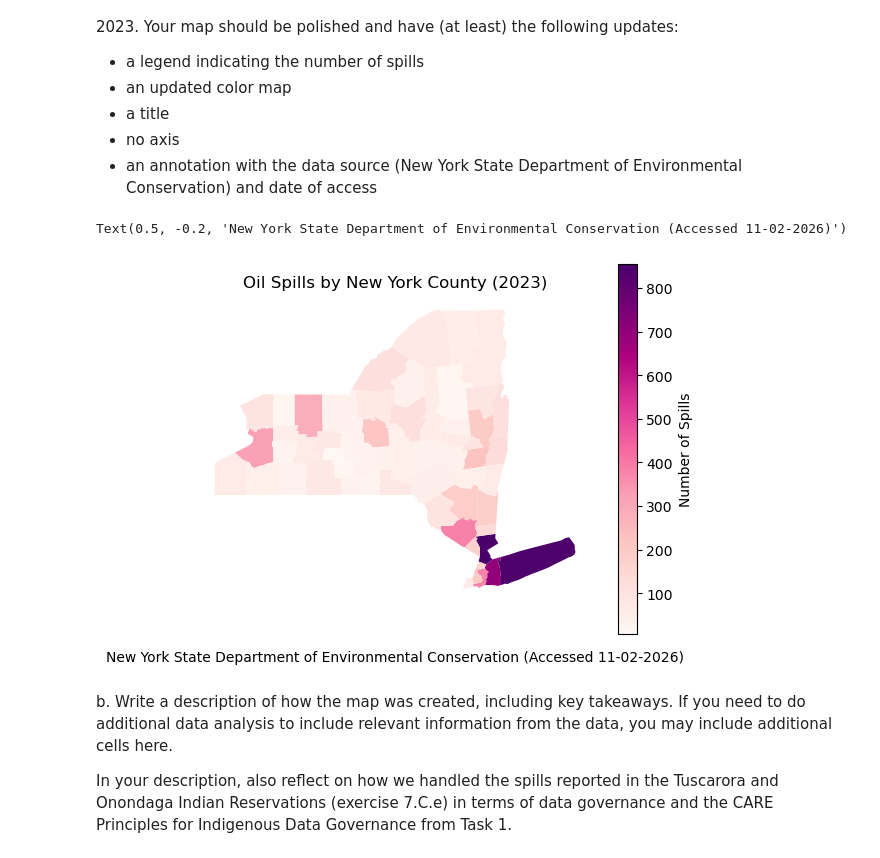
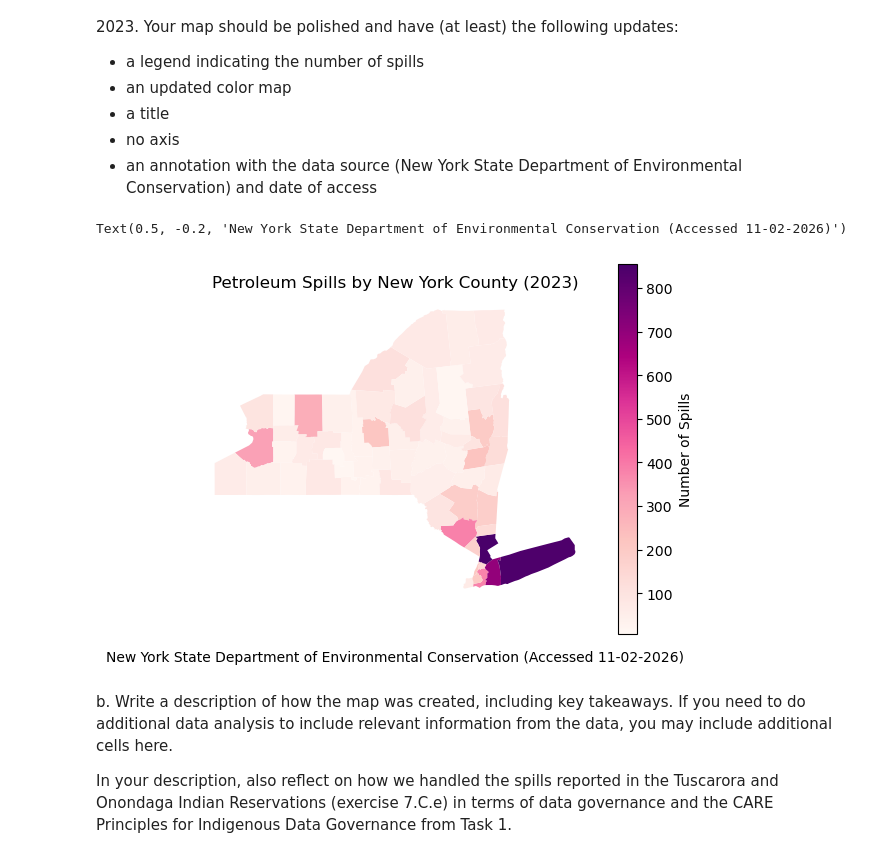
Before and after one commit to oregel714/eds220-hwk3, a Jupyter notebook: hwk3-task2-spills.ipynb, the cells around one changed output. Cells and saved outputs as stored; diff of their text form; code cells hidden in the pictures.

```diff
--- a/hwk3-task2-spills.ipynb
+++ b/hwk3-task2-spills.ipynb
@@ -573,19 +580,28 @@ Your map should be polished and have (at least) the following updates:
 - no axis
 - an annotation with the data source (New York State Department of Environmental Conservation) and date of access
 # %%
+# Initialize plot
 fig, ax = plt.subplots()
+
+# Plot data of interest
 ny_spills.plot(
     column = 'n_spills',
     ax=ax,
     legend = True,
     legend_kwds = {'label': 'Number of Spills'},
     cmap = 'RdPu')
-ax.set_title('Oil Spills by New York County (2023)')
+
+# Set title
+ax.set_title('Petroleum Spills by New York County (2023)')
+
+# Turn off axes
 ax.set_axis_off()
+
+# Add data annotation
 ax.text(0.5, -0.2, 'New York State Department of Environmental Conservation (Accessed 11-02-2026)', transform = ax.transAxes, ha = 'center', va = 'bottom')
 # %% [output]
 Text(0.5, -0.2, 'New York State Department of Environmental Conservation (Accessed 11-02-2026)')
-[figure, old version]
+[figure, new version]
 # %% [markdown]
 b. Write a description of how the map was created, including key takeaways. If you need to do additional data analysis to include relevant information from the data, you may include additional cells here.
 
```
Also changed, not shown: parts of 9 cells of this notebook.
